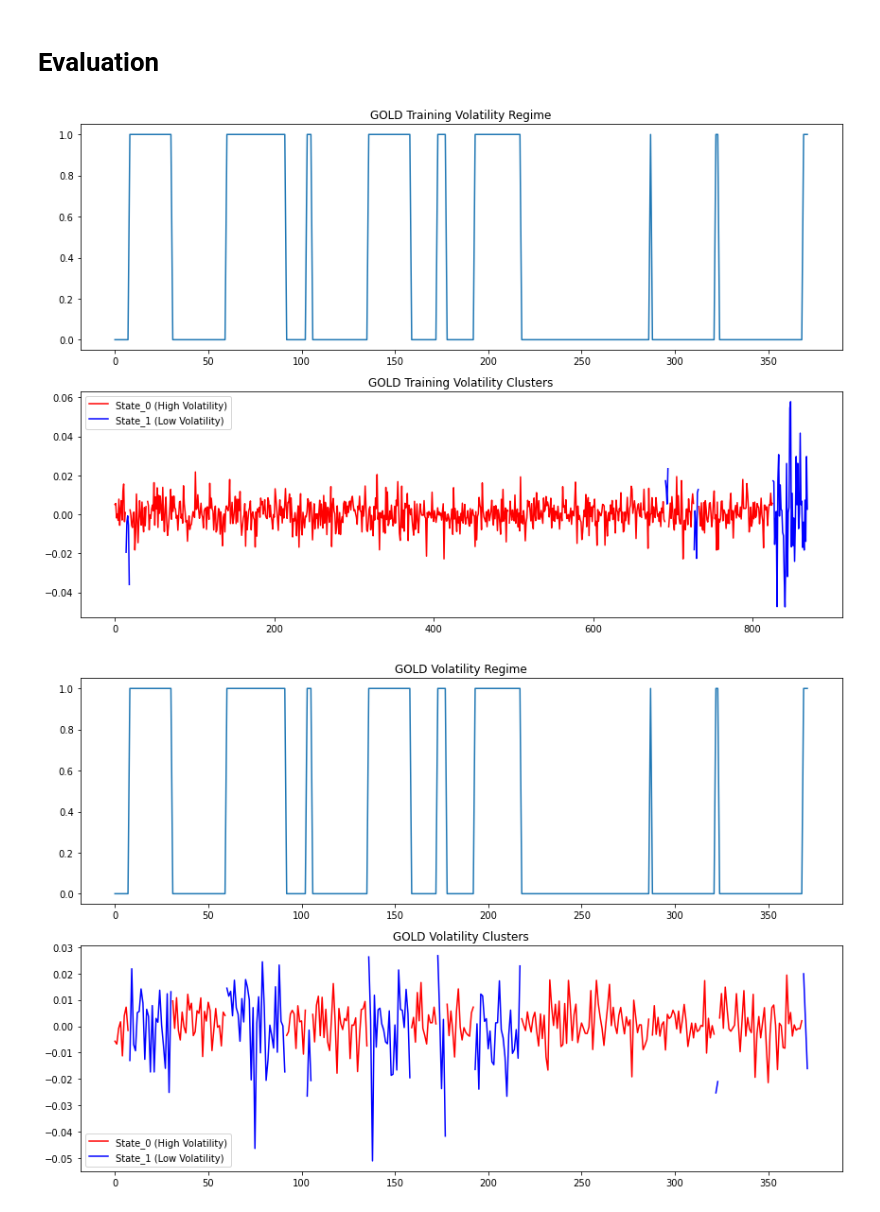
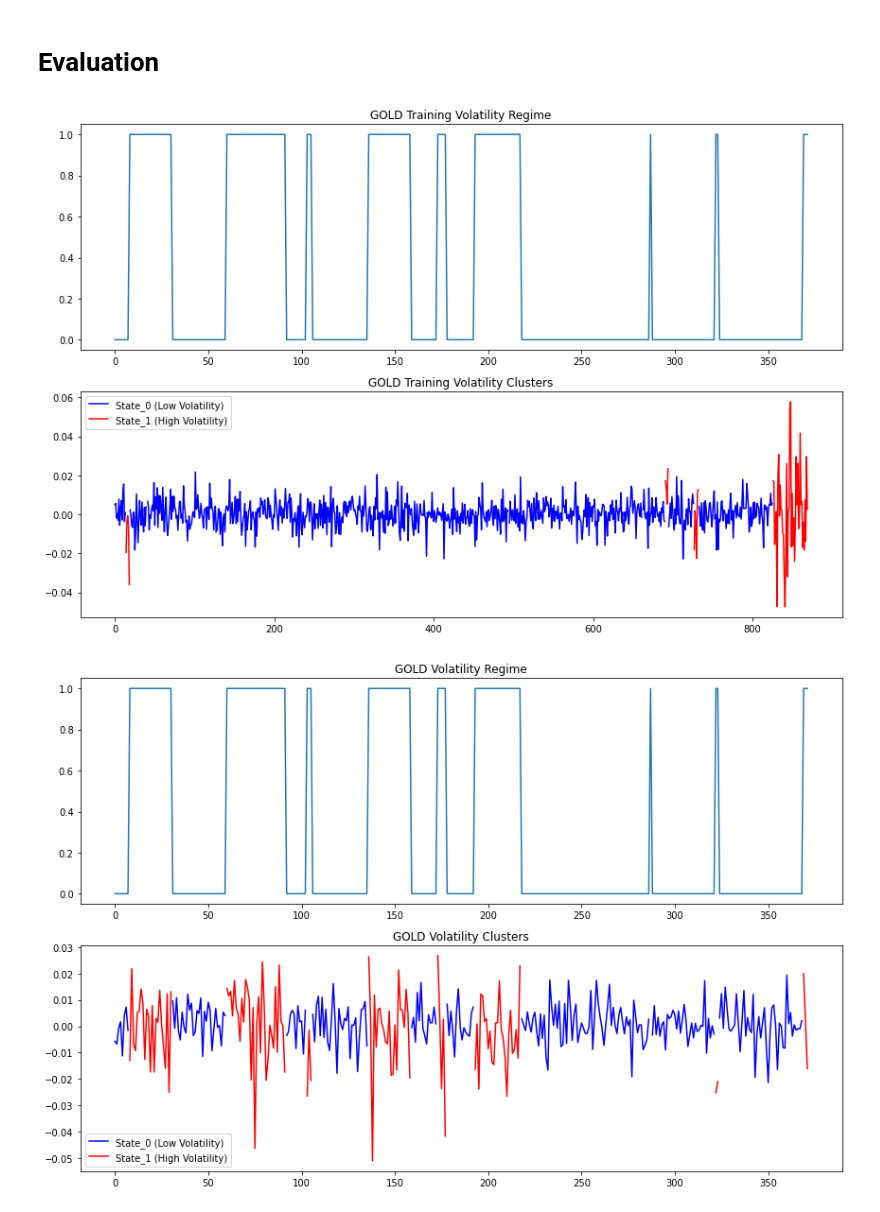
Before and after one commit to sharavsambuu/Volatility-Modelling-Using-HiddenMarkovModels, a Jupyter notebook: GOLD_VOLATILITY_STATE_MODELLING.ipynb, the cells around one changed output. Drawn from its saved outputs; the diff is of its cells as text; code cells hidden in the pictures.

```diff
--- a/GOLD_VOLATILITY_STATE_MODELLING.ipynb
+++ b/GOLD_VOLATILITY_STATE_MODELLING.ipynb
@@ -206,37 +194,37 @@ plt.plot(Z)
 plt.title(label='GOLD Training Volatility Regime')
 
 plt.subplot(212)
-plt.plot(returns_train0, label='State_0 (High Volatility)', color='r')
-plt.plot(returns_train1, label='State_1 (Low Volatility)', color='b', )
+plt.plot(returns_train0, label='State_0 (Low Volatility)', color='b')
+plt.plot(returns_train1, label='State_1 (High Volatility)', color='r', )
 plt.title(label='GOLD Training Volatility Clusters')
 plt.legend()
 plt.tight_layout()
 # %% [output]
-[figure, old version]
+[figure, new version]
 # %%
 # Compute State Changes
 returns0 = np.empty(len(Z))
 returns1 = np.empty(len(Z))
 returns0[:] = np.nan
 returns1[:] = np.nan
 
 # Create series for each state change
 returns0[Z == 0] = returns[-split:][Z == 0]
 returns1[Z == 1] = returns[-split:][Z == 1]
 
 # Plot the Volatility Regime and the states
 fig, ax = plt.subplots(figsize=(12,8))
 
 plt.subplot(211)
 plt.plot(Z)
 plt.title(label='GOLD Volatility Regime')
 
 plt.subplot(212)
-plt.plot(returns0, label='State_0 (High Volatility)', color='r')
-plt.plot(returns1, label='State_1 (Low Volatility)', color='b')
+plt.plot(returns0, label='State_0 (Low Volatility)', color='b')
+plt.plot(returns1, label='State_1 (High Volatility)', color='r')
 plt.title(label='GOLD Volatility Clusters')
 
 plt.legend()
 plt.tight_layout()
 # %% [output]
-[figure, old version]
+[figure, new version]
```
Also changed, not shown: parts of 2 cells of this notebook.
